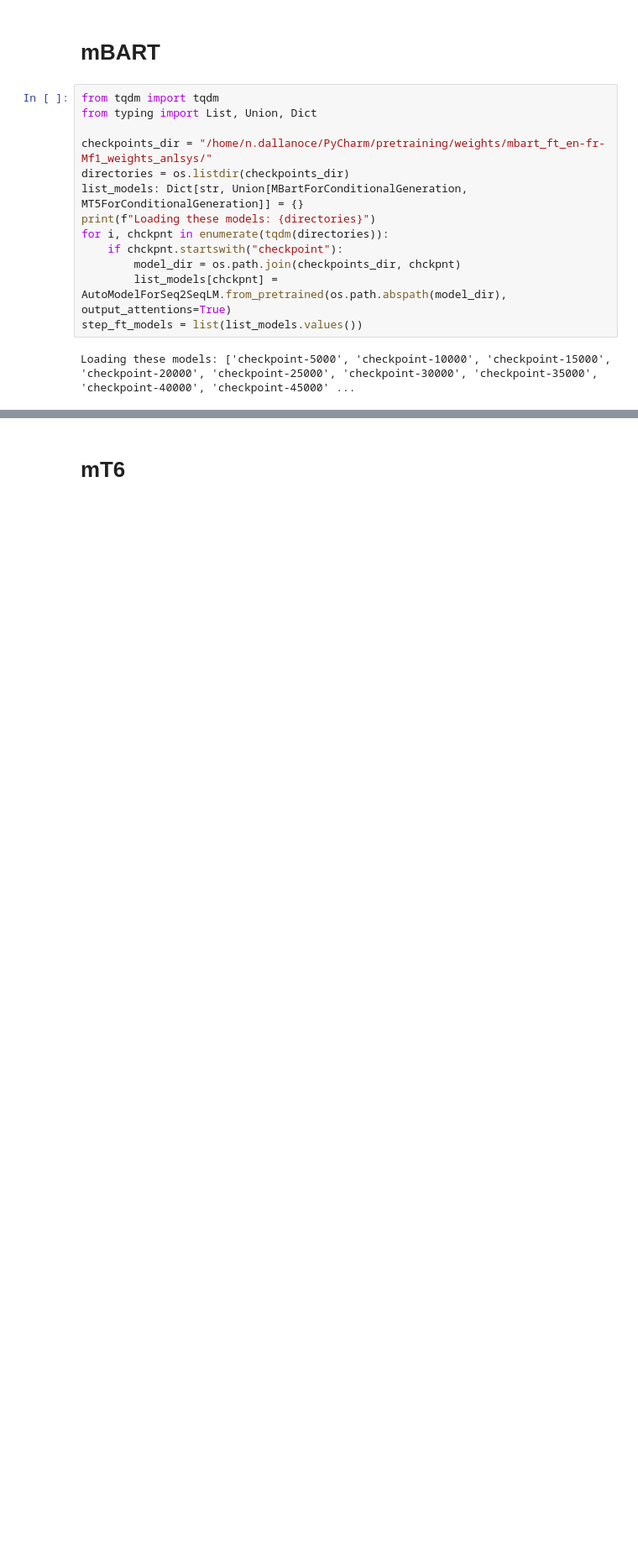
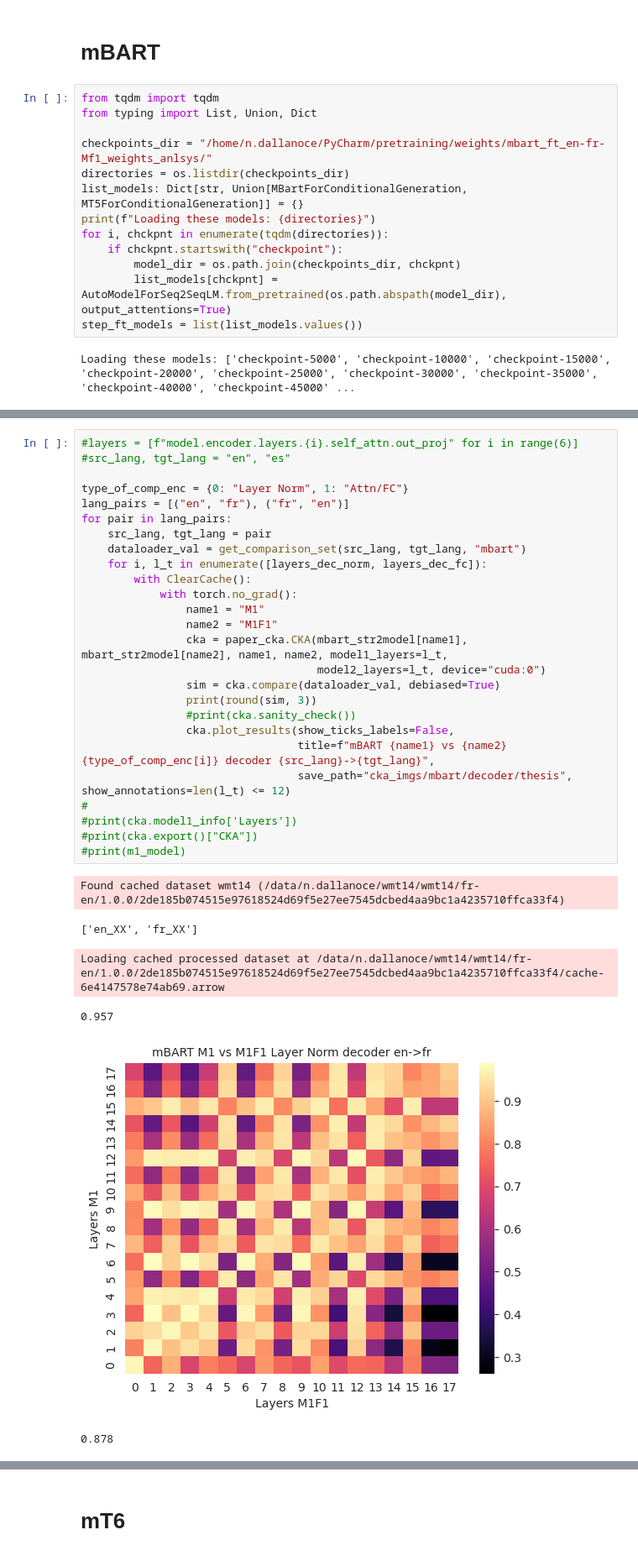
Before and after one commit to nikodallanoce/ContinualMachineTranslation, a Jupyter notebook: CKA.ipynb, the cells around one changed output, grey strips where cells are left out. Shown at 84% size. Saved outputs shown, nothing was run; the diff lists cells and outputs as text; blank space fills up the shorter version.

```diff
--- a/CKA.ipynb
+++ b/CKA.ipynb
@@ -233,0 +243,33 @@ for i, l_t in enumerate([layers_enc_norm, layers_enc_fc]):
+# %%
+#layers = [f"model.encoder.layers.{i}.self_attn.out_proj" for i in range(6)]
+#src_lang, tgt_lang = "en", "es"
+
+type_of_comp_enc = {0: "Layer Norm", 1: "Attn/FC"}
+lang_pairs = [("en", "fr"), ("fr", "en")]
+for pair in lang_pairs:
+    src_lang, tgt_lang = pair
+    dataloader_val = get_comparison_set(src_lang, tgt_lang, "mbart")
+    for i, l_t in enumerate([layers_dec_norm, layers_dec_fc]):
+        with ClearCache():
+            with torch.no_grad():
+                name1 = "M1"
+                name2 = "M1F1"
+                cka = paper_cka.CKA(mbart_str2model[name1], mbart_str2model[name2], name1, name2, model1_layers=l_t,
+                                    model2_layers=l_t, device="cuda:0")
+                sim = cka.compare(dataloader_val, debiased=True)
+                print(round(sim, 3))
+                #print(cka.sanity_check())
+                cka.plot_results(show_ticks_labels=False,
+                                 title=f"mBART {name1} vs {name2} {type_of_comp_enc[i]} decoder {src_lang}->{tgt_lang}",
+                                 save_path="cka_imgs/mbart/decoder/thesis", show_annotations=len(l_t) <= 12)
+#
+#print(cka.model1_info['Layers'])
+#print(cka.export()["CKA"])
+#print(m1_model)
+# %% [output]
+Found cached dataset wmt14 (/data/n.dallanoce/wmt14/wmt14/fr-en/1.0.0/2de185b074515e97618524d69f5e27ee7545dcbed4aa9bc1a4235710ffca33f4)
+['en_XX', 'fr_XX']
+Loading cached processed dataset at /data/n.dallanoce/wmt14/wmt14/fr-en/1.0.0/2de185b074515e97618524d69f5e27ee7545dcbed4aa9bc1a4235710ffca33f4/cache-6e4147578e74ab69.arrow
+0.957
+[figure, added]
+0.878
```
Also changed, not shown: parts of 19 cells of this notebook, 17 other files.
